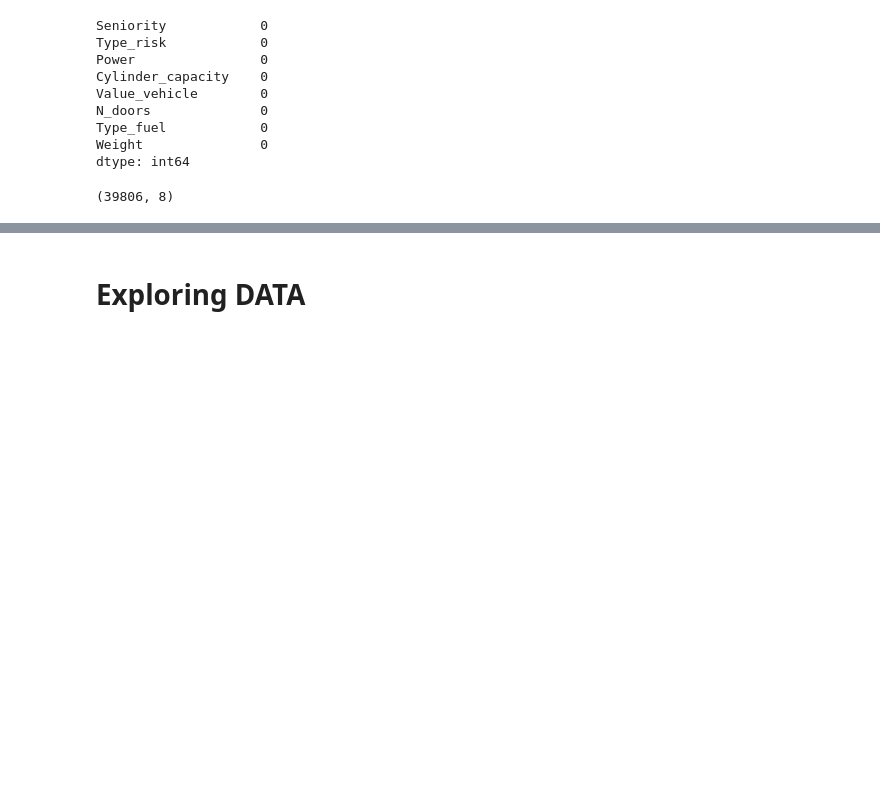
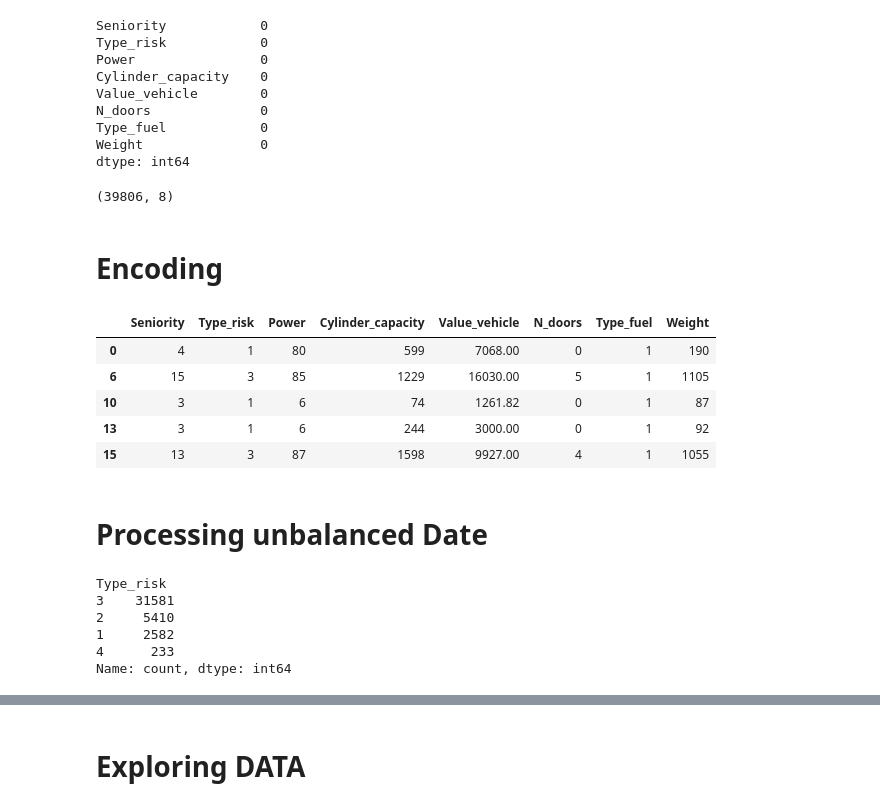
Before and after one commit to ZOHSGroupe/ML-system-recommendation, a Jupyter notebook: insurance.ipynb, the cells around one changed output, grey strips where cells are left out. Cells and saved outputs as stored; diff of their text form; code cells hidden in the pictures; blank space fills up the shorter version.

```diff
--- a/insurance.ipynb
+++ b/insurance.ipynb
@@ -136,3 +136,5 @@ dtype: int64
 insurance.shape
 # %% [output]
 (39806, 8)
+# %% [markdown]
+# Encoding
@@ -138,0 +148,20 @@ insurance.shape
+# %%
+insurance.head()
+# %% [output]
+|  | Seniority | Type_risk | Power | Cylinder_capacity | Value_vehicle | N_doors | Type_fuel | Weight |
+| 0 | 4 | 1 | 80 | 599 | 7068.00 | 0 | 1 | 190 |
+| 6 | 15 | 3 | 85 | 1229 | 16030.00 | 5 | 1 | 1105 |
+| 10 | 3 | 1 | 6 | 74 | 1261.82 | 0 | 1 | 87 |
+| 13 | 3 | 1 | 6 | 244 | 3000.00 | 0 | 1 | 92 |
+| 15 | 13 | 3 | 87 | 1598 | 9927.00 | 4 | 1 | 1055 |
+# %% [markdown]
+# Processing unbalanced Date
+# %%
+insurance['Type_risk'].value_counts()
+# %% [output]
+Type_risk
+3    31581
+2     5410
+1     2582
+4      233
+Name: count, dtype: int64
```
Also changed, not shown: parts of 13 cells of this notebook.
